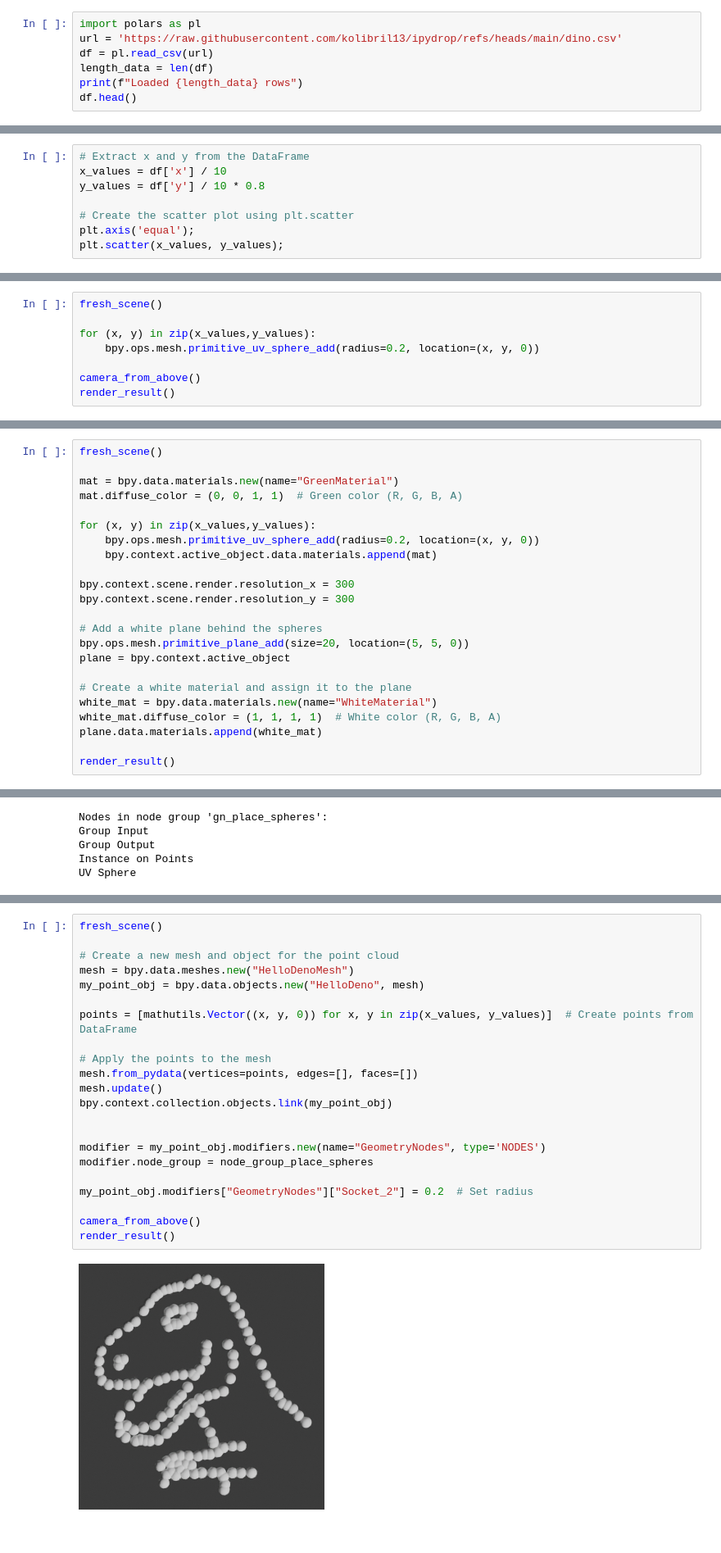
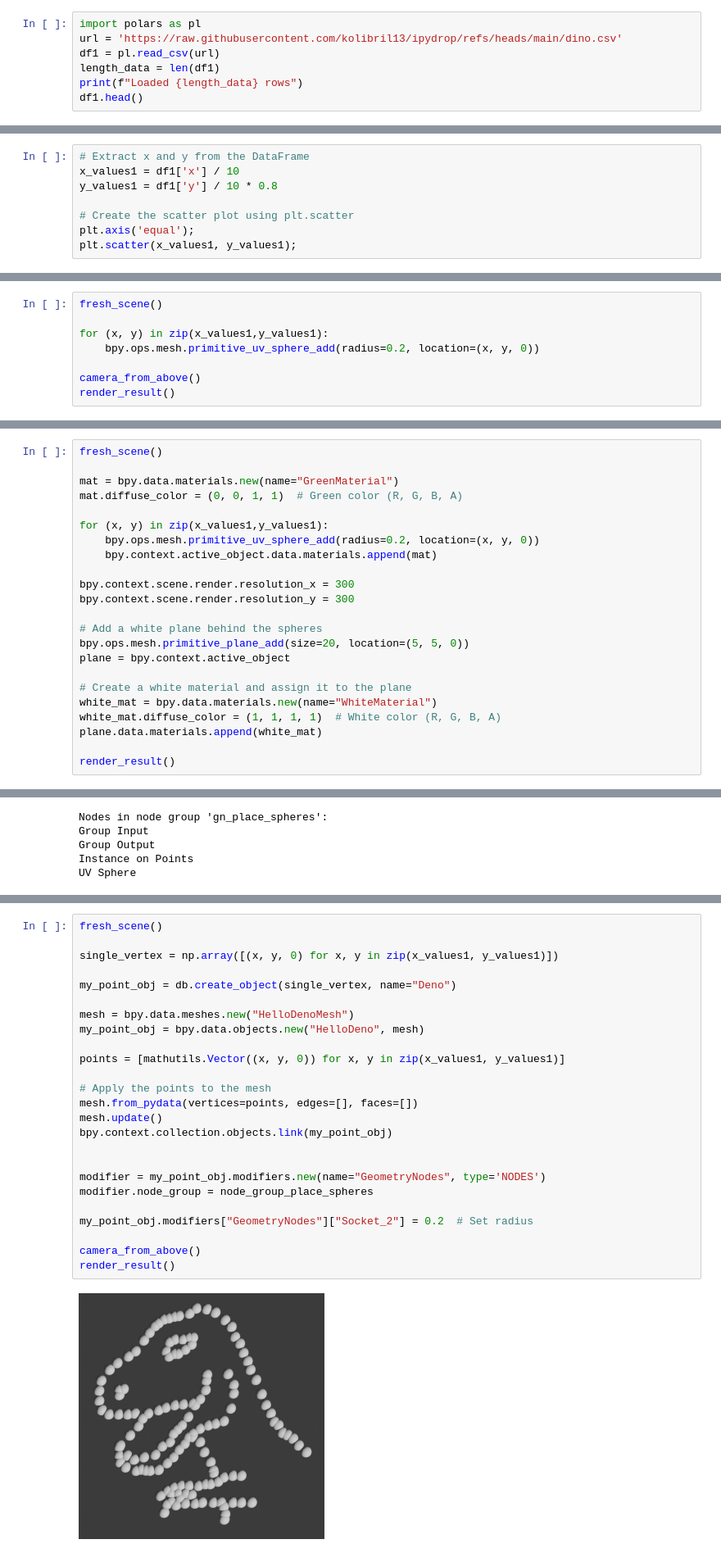
Before and after one commit to Octoframes/bpy_jupyter, a Jupyter notebook: docs/n2data_simple.ipynb, the cells around one changed output, grey strips where cells are left out. Shown at 82% size. Drawn from its saved outputs; the diff is of its cells as text.

```diff
--- a/docs/n2data_simple.ipynb
+++ b/docs/n2data_simple.ipynb
@@ -70,10 +76,10 @@ Done
 # %%
 import polars as pl
 url = 'https://raw.githubusercontent.com/kolibril13/ipydrop/refs/heads/main/dino.csv'
-df = pl.read_csv(url)
-length_data = len(df)
+df1 = pl.read_csv(url)
+length_data = len(df1)
 print(f"Loaded {length_data} rows")
-df.head()
+df1.head()
 # %% [output]
 Loaded 142 rows
 shape: (5, 2)
@@ -89,12 +95,12 @@ import matplotlib.pyplot as plt
 plt.style.use('_mpl-gallery')
 # %%
 # Extract x and y from the DataFrame
-x_values = df['x'] / 10
-y_values = df['y'] / 10 * 0.8
+x_values1 = df1['x'] / 10
+y_values1 = df1['y'] / 10 * 0.8
 
 # Create the scatter plot using plt.scatter
 plt.axis('equal');
-plt.scatter(x_values, y_values);
+plt.scatter(x_values1, y_values1);
 # %% [output]
 [figure]
 # %%
@@ -112,7 +118,7 @@ def camera_from_above():
 # %%
 fresh_scene()
 
-for (x, y) in zip(x_values,y_values):
+for (x, y) in zip(x_values1,y_values1):
     bpy.ops.mesh.primitive_uv_sphere_add(radius=0.2, location=(x, y, 0))
 
 camera_from_above()
@@ -125,7 +131,7 @@ fresh_scene()
 mat = bpy.data.materials.new(name="GreenMaterial")
 mat.diffuse_color = (0, 0, 1, 1)  # Green color (R, G, B, A)
 
-for (x, y) in zip(x_values,y_values):
+for (x, y) in zip(x_values1,y_values1):
     bpy.ops.mesh.primitive_uv_sphere_add(radius=0.2, location=(x, y, 0))
     bpy.context.active_object.data.materials.append(mat)
 
@@ -230,27 +247,30 @@ render_result()
 # %%
 fresh_scene()
 
-# Create a new mesh and object for the point cloud
+single_vertex = np.array([(x, y, 0) for x, y in zip(x_values1, y_values1)])
+
+my_point_obj = db.create_object(single_vertex, name="Deno")
+
 mesh = bpy.data.meshes.new("HelloDenoMesh")
 my_point_obj = bpy.data.objects.new("HelloDeno", mesh)
 
-points = [mathutils.Vector((x, y, 0)) for x, y in zip(x_values, y_values)]  # Create points from DataFrame
+points = [mathutils.Vector((x, y, 0)) for x, y in zip(x_values1, y_values1)]
 
 # Apply the points to the mesh
 mesh.from_pydata(vertices=points, edges=[], faces=[])
 mesh.update()
 bpy.context.collection.objects.link(my_point_obj)
 
 
 modifier = my_point_obj.modifiers.new(name="GeometryNodes", type='NODES')
 modifier.node_group = node_group_place_spheres
 
 my_point_obj.modifiers["GeometryNodes"]["Socket_2"] = 0.2  # Set radius
 
 camera_from_above()
 render_result()
 # %% [output]
-[figure, old version]
+[figure, new version]
 # %%
 my_point_obj.modifiers["GeometryNodes"]["Socket_2"] = 0.1  # Set radius
 
```
Also changed, not shown: parts of 6 cells of this notebook, 1 other file.
